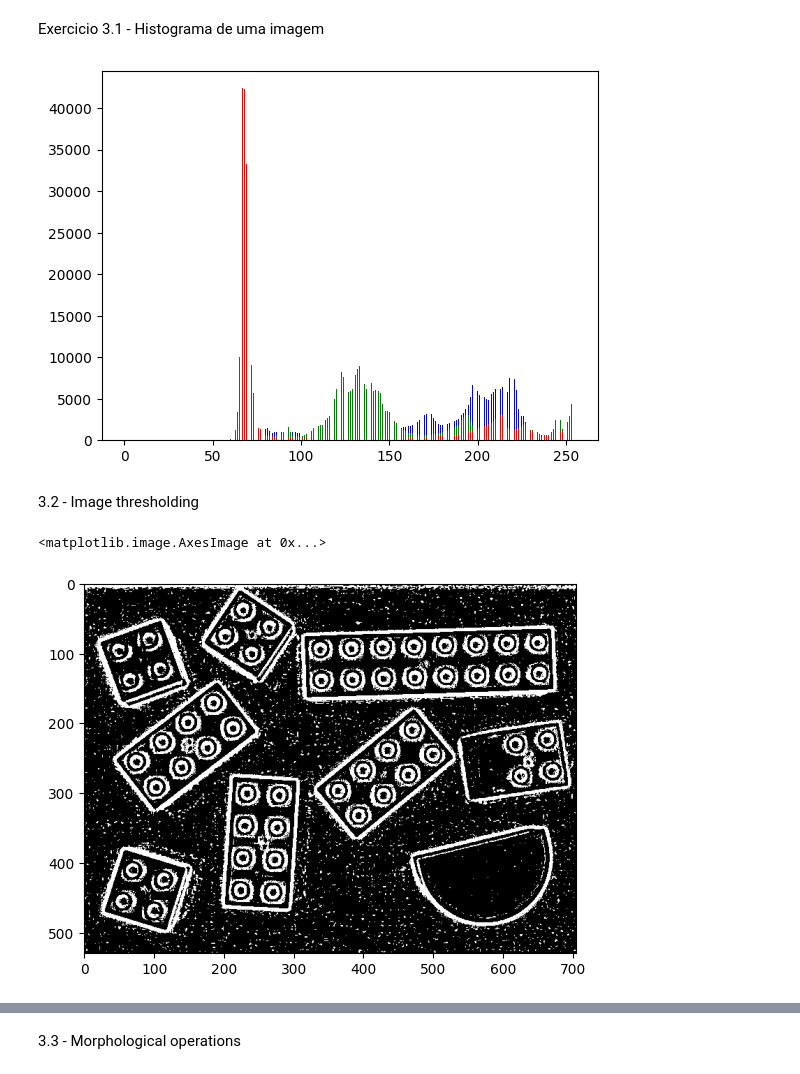
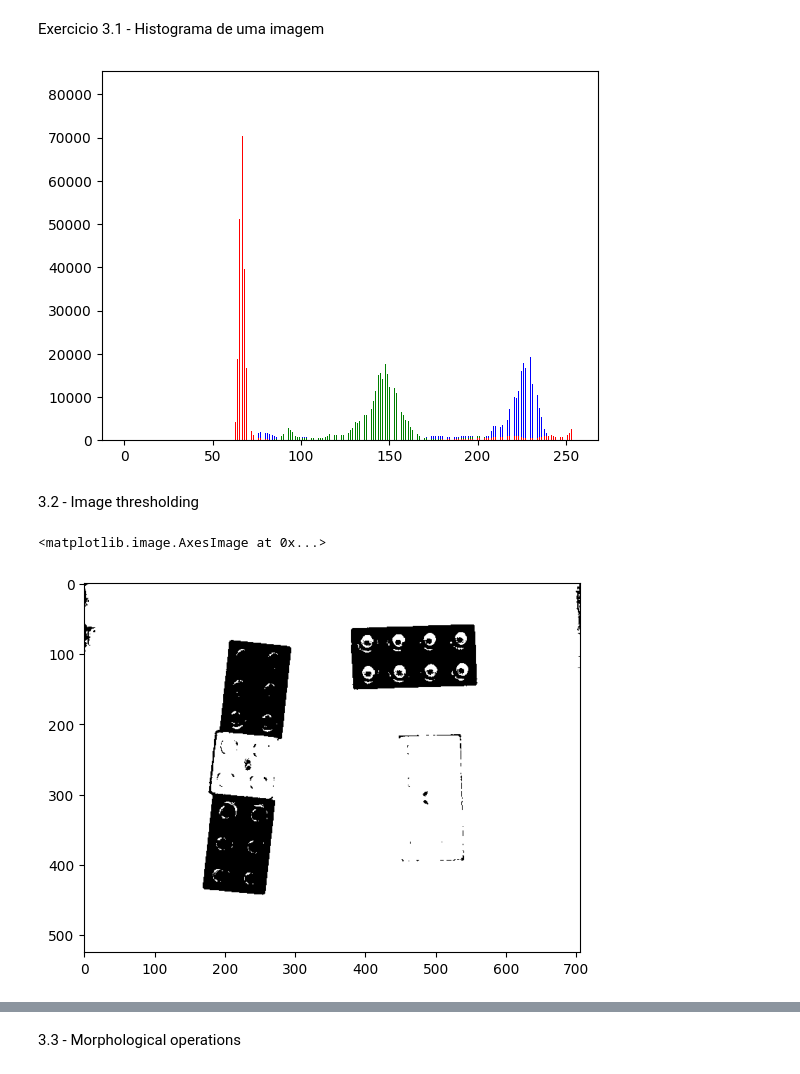
Before and after one commit to LPSD18/PIV, a Jupyter notebook: exPraticos/lab1.ipynb, the cells around one changed output, grey strips where cells are left out. Saved outputs shown, nothing was run; the diff lists cells and outputs as text; code cells hidden in the pictures.

```diff
--- a/exPraticos/lab1.ipynb
+++ b/exPraticos/lab1.ipynb
@@ -113,7 +113,7 @@ cv2.destroyAllWindows()
 Exercicio 3.1 - Histograma de uma imagem
 # %%
 # imageGray = cv2.cvtColor(imageFinal,cv2.COLOR_RGB2GRAY)
-brainImage = cv2.imread('imageDatabase/lego01.jpg')
+brainImage = cv2.imread('imageDatabase/lego11.jpg')
 brainGray = cv2.cvtColor(brainImage,cv2.COLOR_BGR2GRAY)
 hist0 = cv2.calcHist([brainImage],[0],None,[256],(0,255)) # channel 0 --> blue 1--> green 2--> red
 hist1 = cv2.calcHist([brainImage],[1],None,[256],(0,255))
@@ -129,16 +129,16 @@ pl2 = plt.bar(ind,np.squeeze(hist2),width,color='r')
 plt.show()
 cv2.destroyAllWindows()
 # %% [output]
-[figure, old version]
+[figure, new version]
 # %% [markdown]
 3.2 - Image thresholding
 # %%
-thresh = cv2.adaptiveThreshold(brainGray,255,cv2.ADAPTIVE_THRESH_MEAN_C,cv2.THRESH_BINARY_INV,11,2)
-# ret , thresh = cv2.threshold(brainGray,127,255,cv2.THRESH_BINARY_INV)
+# thresh = cv2.adaptiveThreshold(brainGray,255,cv2.ADAPTIVE_THRESH_GAUSSIAN_C,cv2.THRESH_BINARY,11,2)
+ret , thresh = cv2.threshold(brainGray,150,255,cv2.THRESH_BINARY_INV)
 plt.imshow(thresh,'gray',vmin=0,vmax=255)
 # %% [output]
 <matplotlib.image.AxesImage at 0x...>
-[figure, old version]
+[figure, new version]
 # %%
 inverted = cv2.bitwise_not(thresh)
 plt.imshow(inverted)
```
Also changed, not shown: parts of 6 cells of this notebook, 2 other files.
